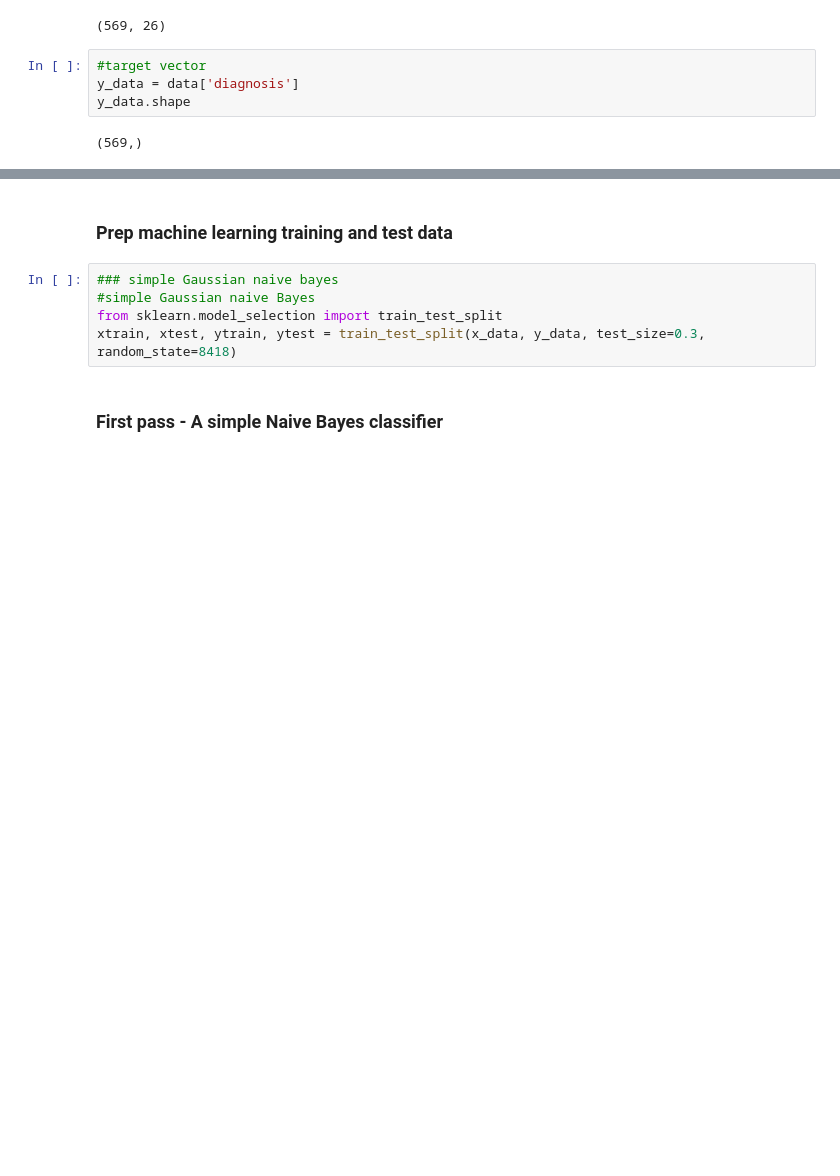
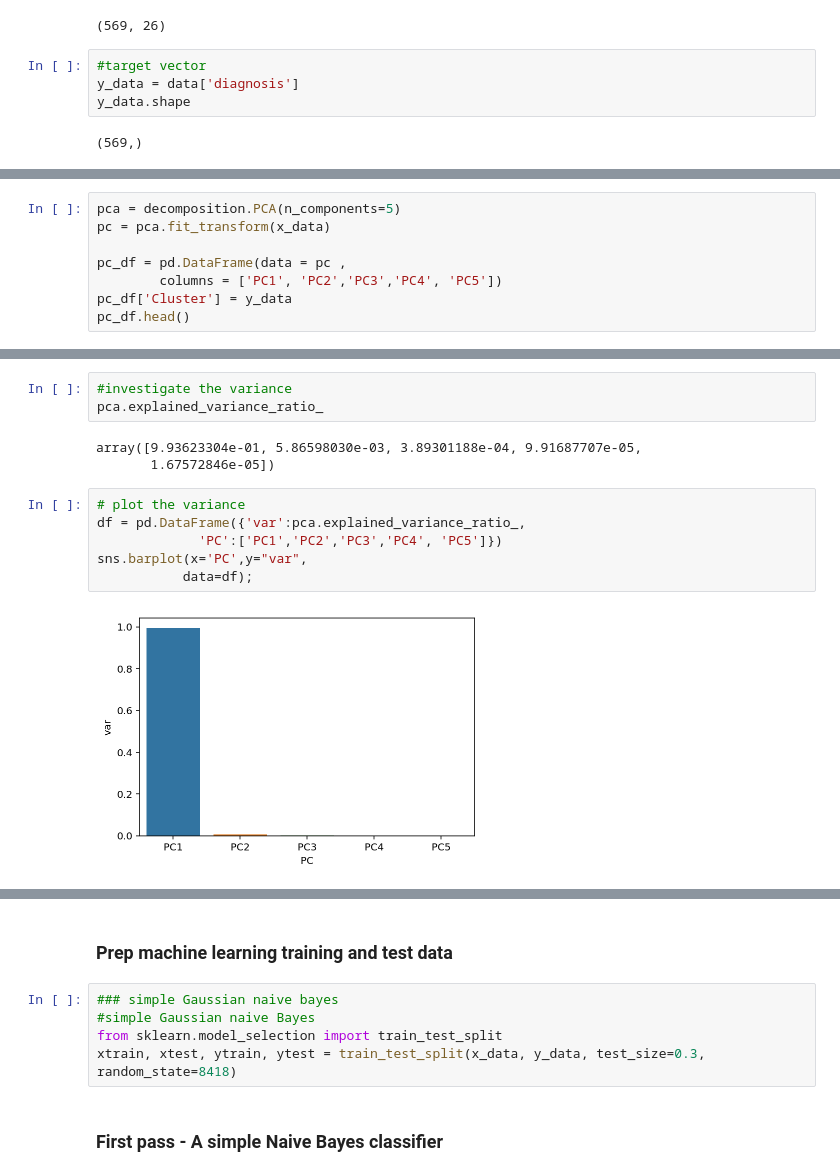
Before and after one commit to scheckley/kaggle-wisconsin-ml, a Jupyter notebook: notebooks/scratch.ipynb, the cells around one changed output, grey strips where cells are left out. Cells and saved outputs as stored; diff of their text form; blank space fills up the shorter version.

```diff
--- a/notebooks/scratch.ipynb
+++ b/notebooks/scratch.ipynb
@@ -69,0 +88,8 @@ y_data.shape
+# %%
+pca = decomposition.PCA(n_components=5)
+pc = pca.fit_transform(x_data)
+
+pc_df = pd.DataFrame(data = pc ,
+        columns = ['PC1', 'PC2','PC3','PC4', 'PC5'])
+pc_df['Cluster'] = y_data
+pc_df.head()
@@ -69,0 +103,14 @@ y_data.shape
+# %%
+#investigate the variance
+pca.explained_variance_ratio_
+# %% [output]
+array([9.93623304e-01, 5.86598030e-03, 3.89301188e-04, 9.91687707e-05,
+       1.67572846e-05])
+# %%
+# plot the variance
+df = pd.DataFrame({'var':pca.explained_variance_ratio_,
+             'PC':['PC1','PC2','PC3','PC4', 'PC5']})
+sns.barplot(x='PC',y="var",
+           data=df);
+# %% [output]
+[figure, added]
```
Also changed, not shown: parts of 9 cells of this notebook.
